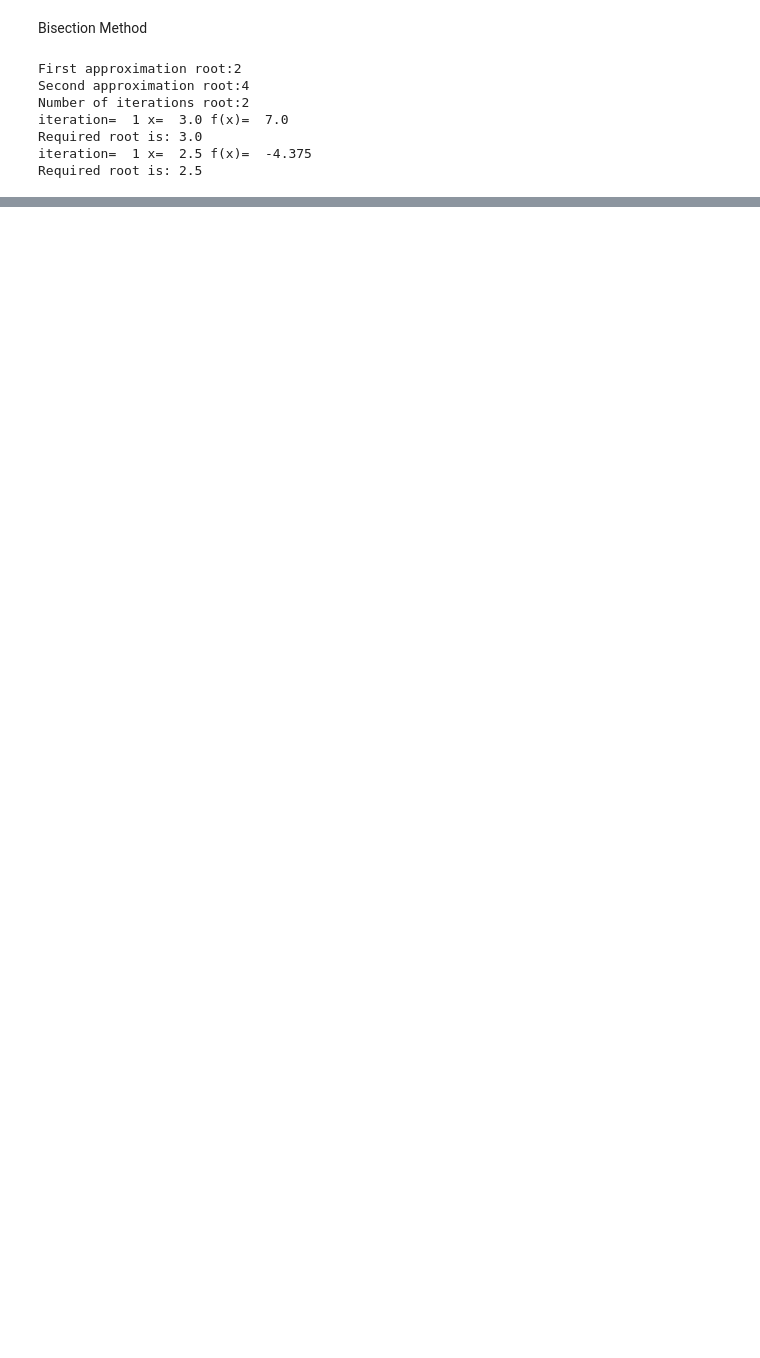
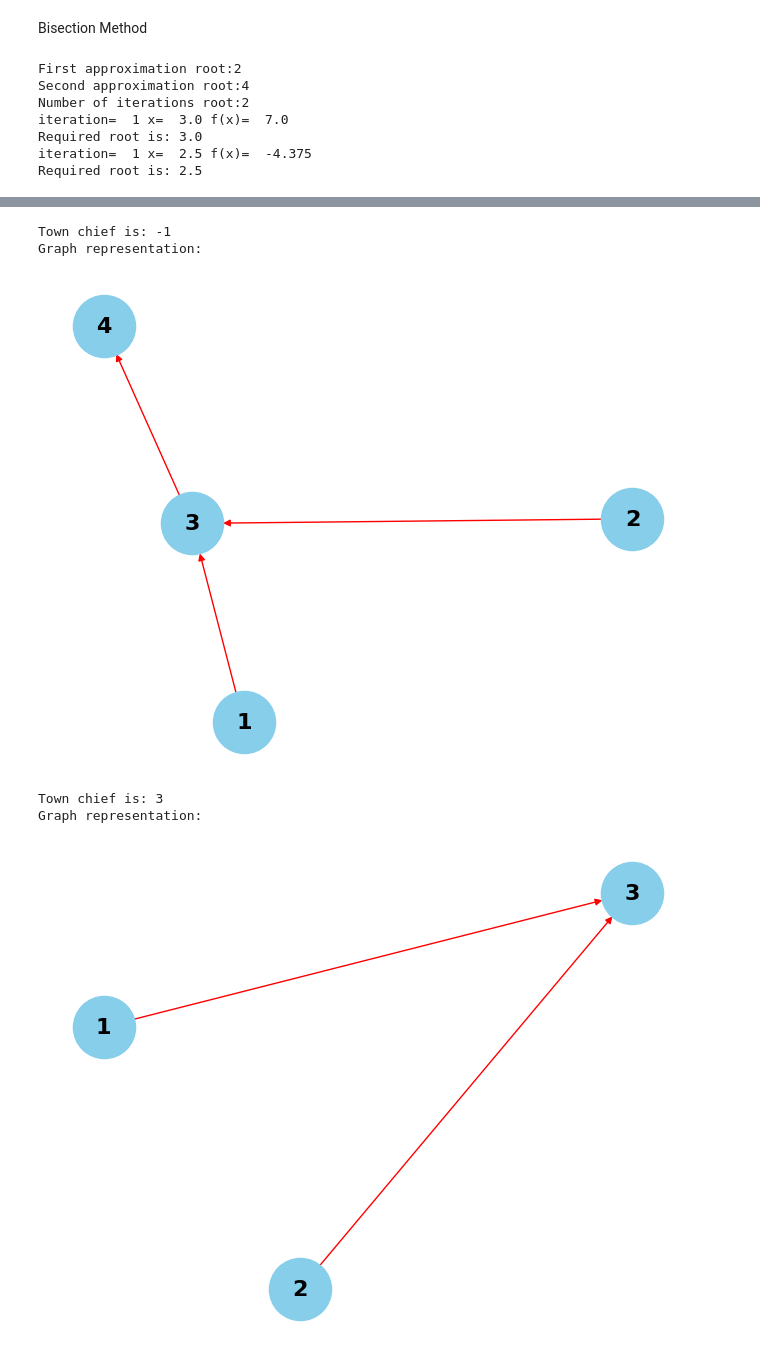
Before and after one commit to M-Bless/Algorithms, a Jupyter notebook: Algorithms.ipynb, the cells around one changed output, grey strips where cells are left out. Drawn from its saved outputs; the diff is of its cells as text; code cells hidden in the pictures; blank space fills up the shorter version.

```diff
--- a/Algorithms.ipynb
+++ b/Algorithms.ipynb
@@ -370,0 +520,62 @@ Required root is: 2.5
+# %%
+import networkx as nx
+import matplotlib.pyplot as plt
+
+def findTownChief(n, trust):
+    if n == 1:
+        return 1, {1: []}  # If there's only one person, they are the town chief by definition.
+
+    # Initialize in-degrees and out-degrees arrays
+    in_degrees = [0] * (n + 1)
+    out_degrees = [0] * (n + 1)
+
+    # Initialize adjacency list
+    graph = {i: [] for i in range(1, n + 1)}
+
+    # Populate in-degrees, out-degrees, and adjacency list
+    for a, b in trust:
+        out_degrees[a] += 1
+        in_degrees[b] += 1
+        graph[a].append(b)
+
+    # Find the town chief
+    for i in range(1, n + 1):
+        if in_degrees[i] == n - 1 and out_degrees[i] == 0:
+            return i, graph
+
+    return -1, graph  # If no town chief is found
+
+def drawGraph(graph):
+    G = nx.DiGraph()
+
+    # Add edges to the graph
+    for person, trusts in graph.items():
+        for trusted_person in trusts:
+            G.add_edge(person, trusted_person)
+
+    # Draw the graph
+    pos = nx.spring_layout(G)
+    nx.draw(G, pos, with_labels=True, node_color='skyblue', node_size=2000, edge_color='r', font_size=16, font_color='black', font_weight='bold', arrows=True)
+    plt.show()
+
+# Example usage
+n = 4
+trust = [[1, 3], [2, 3], [3, 4]]
+town_chief, graph = findTownChief(n, trust)
+print(f"Town chief is: {town_chief}")
+print("Graph representation:")
+drawGraph(graph)
+
+n = 3
+trust = [[1, 3], [2, 3]]
+town_chief, graph = findTownChief(n, trust)
+print(f"Town chief is: {town_chief}")
+print("Graph representation:")
+drawGraph(graph)
+# %% [output]
+Town chief is: -1
+Graph representation:
+[figure, added]
+Town chief is: 3
+Graph representation:
+[figure, added]
```
Also changed, not shown: parts of 4 cells of this notebook.
